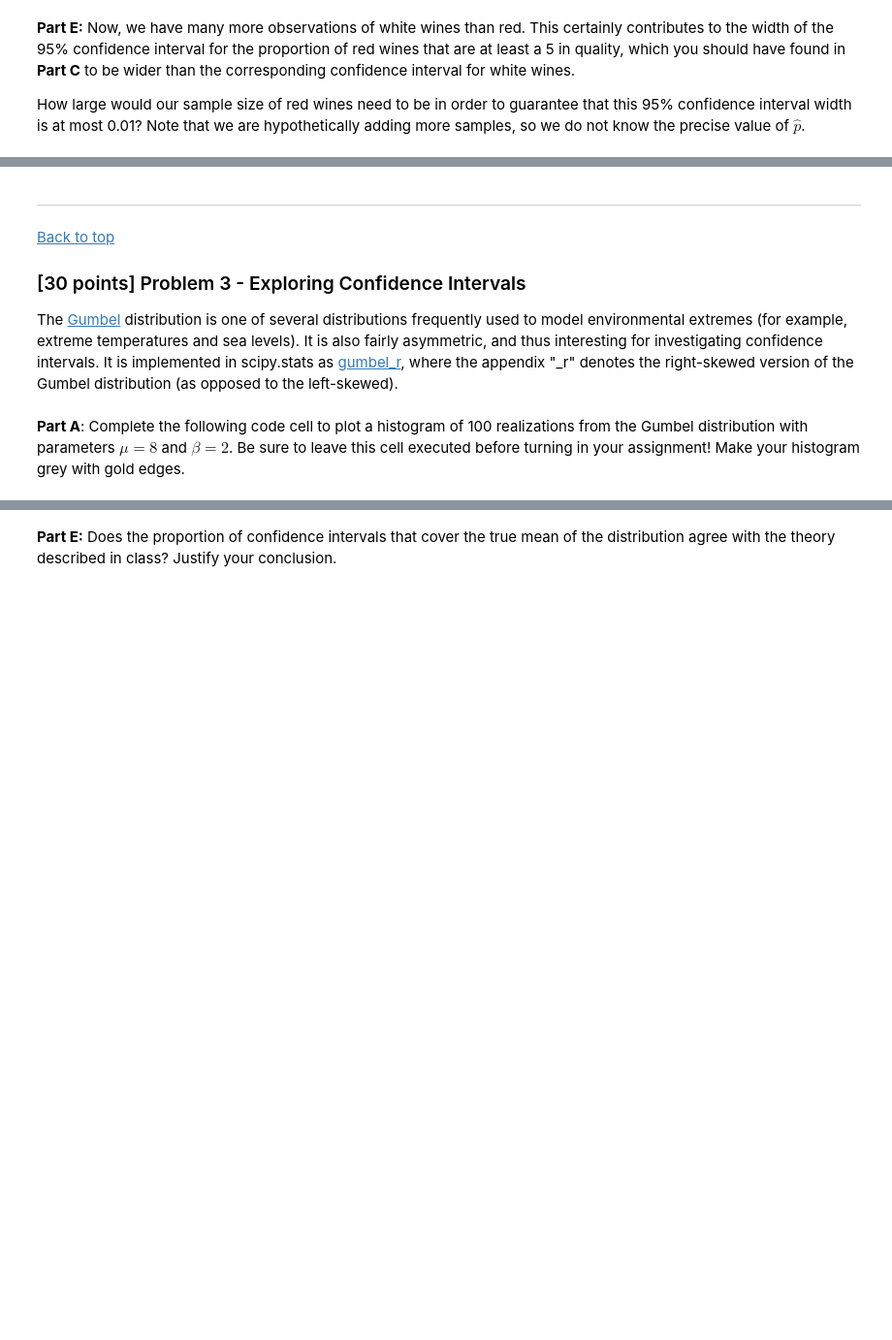
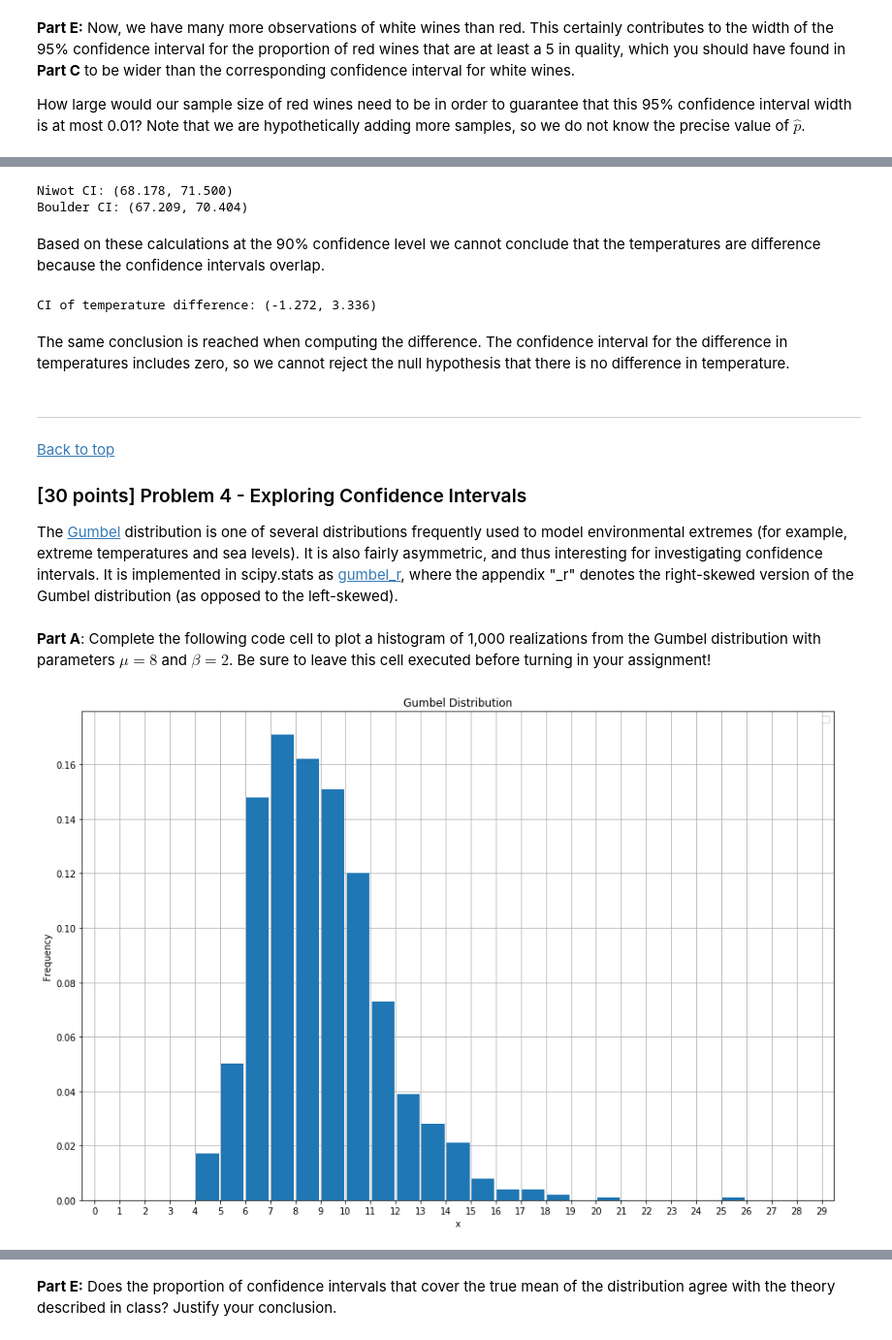
Before and after one commit to Felo2/hw5, a Jupyter notebook: hmwk05_authorname.ipynb, the cells around one changed output, grey strips where cells are left out. Shown at 97% size. Saved outputs shown, nothing was run; the diff lists cells and outputs as text; code cells hidden in the pictures; blank space fills up the shorter version.

```diff
--- a/hmwk05_authorname.ipynb
+++ b/hmwk05_authorname.ipynb
@@ -181,11 +529,61 @@ How large would our sample size of red wines need to be in order to guarantee th
+# %%
+def ci_mean(x, y=None, sx=None, sy=None, alp=0.05):
+    xbar = np.mean(x)
+    n = np.shape(x)[0]
+    var = xbar
+
+    xvar = 0
+    if sx is not None:
+        xvar = sx
+    else:
+        xvar = np.var(x, ddof=1)
+
+    z = stats.norm.ppf(1-alp/2)
+
+    scale = 0
+    if y is not None:
+        ybar = np.mean(y)
+        m = np.shape(y)[0]
+        yvar = 0
+        if sy is not None:
+            yvar = sy
+        else:
+            yvar = np.var(y, ddof=1)
+
+        var = abs(xbar-ybar)
+        scale = z*math.sqrt(xvar/n + yvar/m)
+    else:
+        scale = z*math.sqrt(xvar/n)
+
+    return (var - scale, var + scale)
+
+
+julyNiwot = df[(df["NAME"] == 'NIWOT, CO US') & (df["DATE"] >= '2017-07-01') & (df["DATE"] <= '2017-07-31')]
+ciNiwot = ci_mean(julyNiwot["TMAX"], alp=0.1)
+print("Niwot CI: ({0:0.3f}, {1:0.3f})".format(ciNiwot[0], ciNiwot[1]))
+julyBoulder = df[(df["NAME"] == 'BOULDER 14 W, CO US') & (df["DATE"] >= '2017-07-01') & (df["DATE"] <= '2017-07-31')]
+ciBoulder = ci_mean(julyBoulder["TMAX"], alp=0.1)
+print("Boulder CI: ({0:0.3f}, {1:0.3f})".format(ciBoulder[0], ciBoulder[1]))
+# %% [output]
+Niwot CI: (68.178, 71.500)
+Boulder CI: (67.209, 70.404)
+# %% [markdown]
+Based on these calculations at the 90% confidence level we cannot conclude that the temperatures are difference because the confidence intervals overlap.
+# %%
+ciDiff = ci_mean(x=julyNiwot["TMAX"], y=julyBoulder["TMAX"], alp=0.1)
+print("CI of temperature difference: ({0:0.3f}, {1:0.3f})".format(ciDiff[0], ciDiff[1]))
+# %% [output]
+CI of temperature difference: (-1.272, 3.336)
+# %% [markdown]
+The same conclusion is reached when computing the difference. The confidence interval for the difference in temperatures includes zero, so we cannot reject the null hypothesis that there is no difference in temperature.
 # %% [markdown]
 ---
 
-<a id='p3'></a>
+<a id='p4'></a>
 [Back to top](#top)
 
-### [30 points] Problem 3 - Exploring Confidence Intervals
+### [30 points] Problem 4 - Exploring Confidence Intervals
 
 The [Gumbel](https://en.wikipedia.org/wiki/Gumbel_distribution) distribution is one of several distributions frequently used to model environmental extremes (for example, extreme temperatures and sea levels).  It is also fairly asymmetric, and thus interesting for investigating confidence intervals.  It is implemented in scipy.stats as [gumbel_r](https://docs.scipy.org/doc/scipy/reference/generated/scipy.stats.gumbel_r.html), where the appendix "\_r" denotes the right-skewed version of the Gumbel distribution (as opposed to the left-skewed).
 # %% [markdown]
-**Part A**: Complete the following code cell to plot a histogram of 100 realizations from the Gumbel distribution with parameters $\mu=8$ and $\beta=2$.  Be sure to leave this cell executed before turning in your assignment! Make your histogram grey with gold edges.
+**Part A**: Complete the following code cell to plot a histogram of 1,000 realizations from the Gumbel distribution with parameters $\mu=8$ and $\beta=2$.  Be sure to leave this cell executed before turning in your assignment!
@@ -197 +590,13 @@ n_sample = 100
+# %%
+mu = 8
+beta = 2
+n_sample = 1000
+x = stats.gumbel_r.rvs(loc=mu, scale=beta, size=n_sample)
+
+# fig, ax = plt.subplots(nrows=1, ncols=1, figsize=(8,4))
+
+# Deploy the function I made in problem 1.
+tanner_flavored_histogram([x], 0, 30, 1, density=True, fwidth=0.9, xlabel='x', ylabel='Frequency', title='Gumbel Distribution')
+# %% [output]
+[figure, added]
 # %% [markdown]
```
Also changed, not shown: parts of 65 cells of this notebook.
